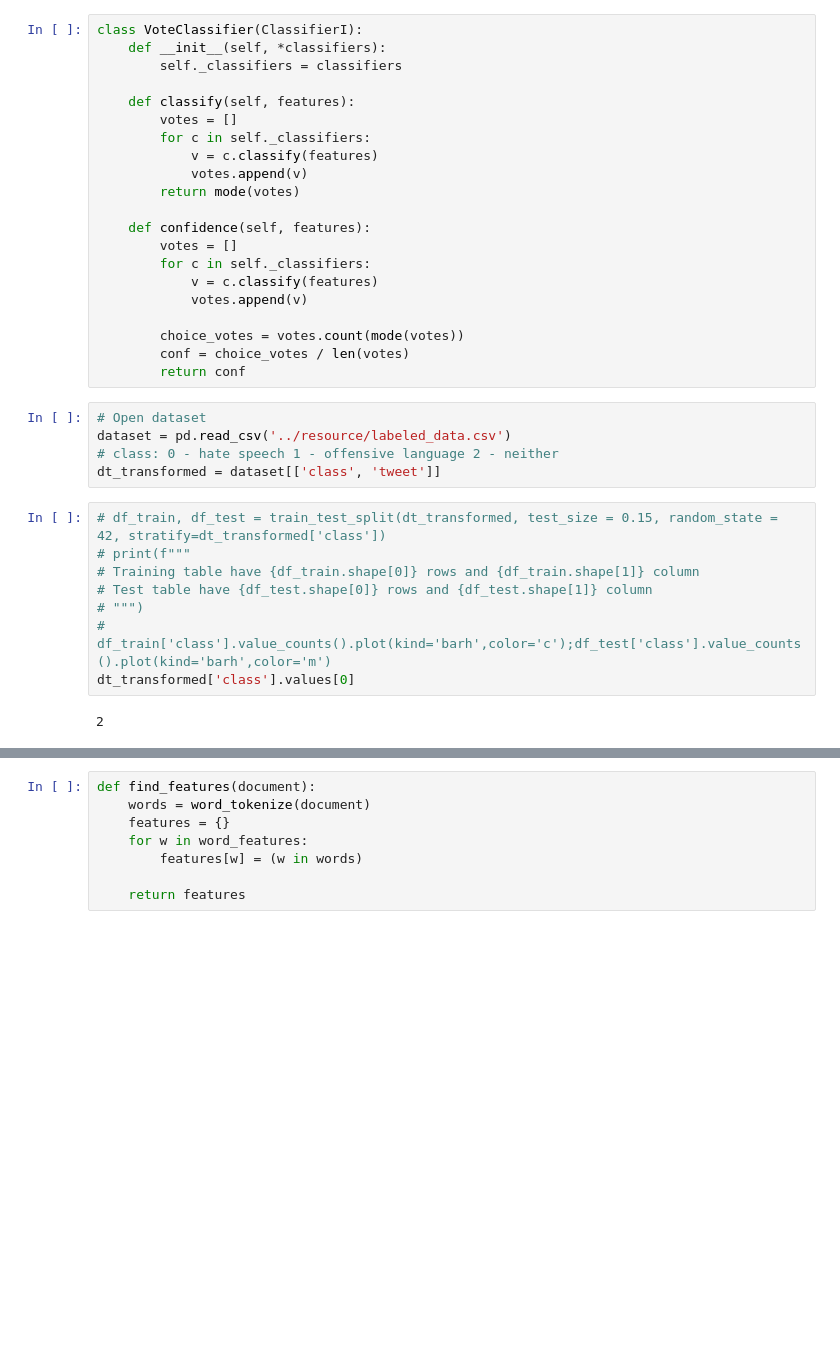
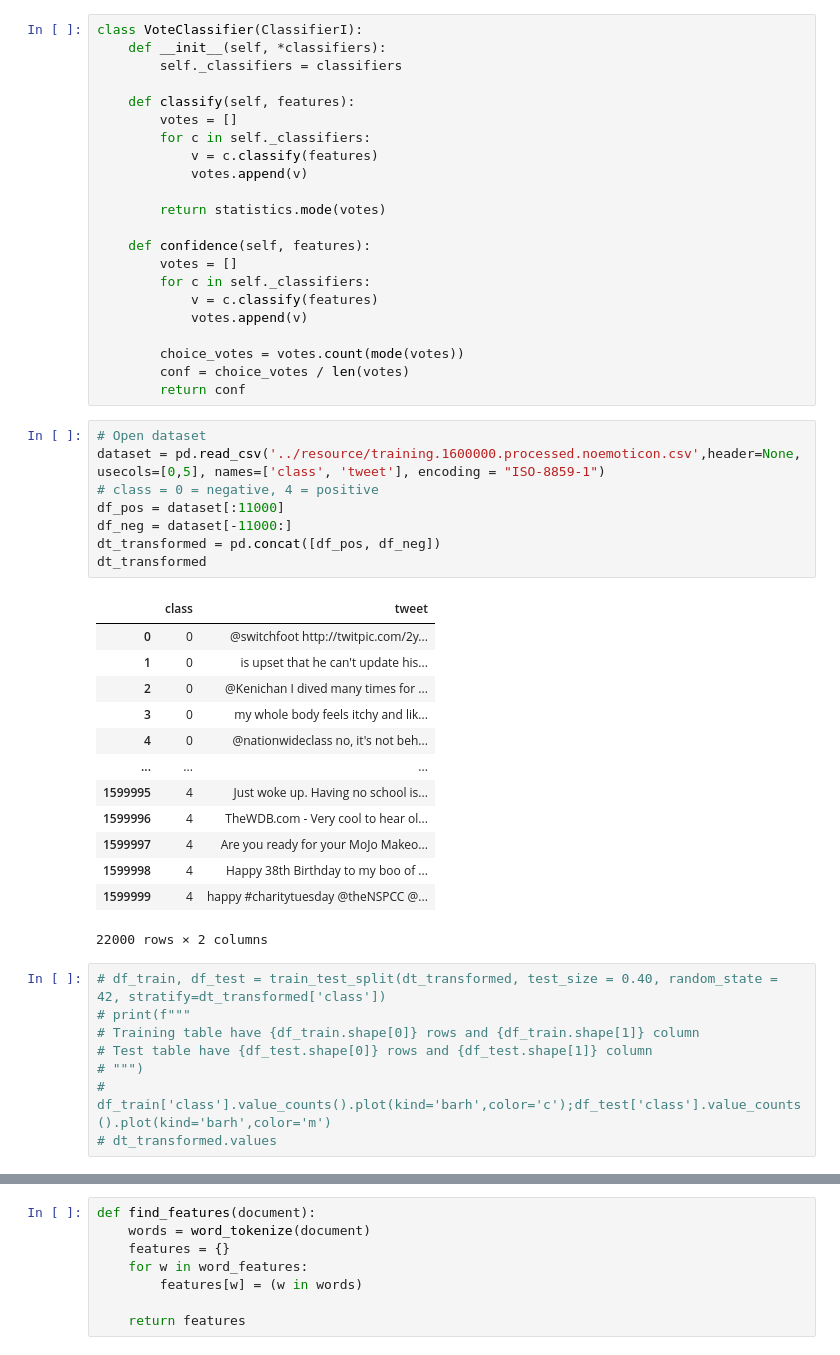
Before and after one commit to brailog/npl_hate_speech_on_twitter, a Jupyter notebook: npl_hate_speech_on_twitter/npl_hate_speech_on_twitter.ipynb, the cells around one changed output, grey strips where cells are left out. Drawn from its saved outputs; the diff is of its cells as text; blank space fills up the shorter version.

Commit message:
Working with PT-BR dataset

```diff
--- a/npl_hate_speech_on_twitter/npl_hate_speech_on_twitter.ipynb
+++ b/npl_hate_speech_on_twitter/npl_hate_speech_on_twitter.ipynb
@@ -31,7 +31,8 @@ class VoteClassifier(ClassifierI):
         for c in self._classifiers:
             v = c.classify(features)
             votes.append(v)
-        return mode(votes)
+
+        return statistics.mode(votes)
 
     def confidence(self, features):
         votes = []
@@ -44,19 +45,34 @@ class VoteClassifier(ClassifierI):
         return conf
 # %%
 # Open dataset
-dataset = pd.read_csv('../resource/labeled_data.csv')
-# class: 0 - hate speech 1 - offensive language 2 - neither
-dt_transformed = dataset[['class', 'tweet']]
+dataset = pd.read_csv('../resource/training.1600000.processed.noemoticon.csv',header=None, usecols=[0,5], names=['class', 'tweet'], encoding = "ISO-8859-1")
+# class = 0 = negative, 4 = positive
+df_pos = dataset[:11000]
+df_neg = dataset[-11000:]
+dt_transformed = pd.concat([df_pos, df_neg])
+dt_transformed
+# %% [output]
+|  | class | tweet |
+| 0 | 0 | @switchfoot http://twitpic.com/2y... |
+| 1 | 0 | is upset that he can't update his... |
+| 2 | 0 | @Kenichan I dived many times for ... |
+| 3 | 0 | my whole body feels itchy and lik... |
+| 4 | 0 | @nationwideclass no, it's not beh... |
+| ... | ... | ... |
+| 1599995 | 4 | Just woke up. Having no school is... |
+| 1599996 | 4 | TheWDB.com - Very cool to hear ol... |
+| 1599997 | 4 | Are you ready for your MoJo Makeo... |
+| 1599998 | 4 | Happy 38th Birthday to my boo of ... |
+| 1599999 | 4 | happy #charitytuesday @theNSPCC @... |
+22000 rows × 2 columns
 # %%
-# df_train, df_test = train_test_split(dt_transformed, test_size = 0.15, random_state = 42, stratify=dt_transformed['class'])
+# df_train, df_test = train_test_split(dt_transformed, test_size = 0.40, random_state = 42, stratify=dt_transformed['class'])
 # print(f"""
 # Training table have {df_train.shape[0]} rows and {df_train.shape[1]} column
 # Test table have {df_test.shape[0]} rows and {df_test.shape[1]} column
 # """)
 # df_train['class'].value_counts().plot(kind='barh',color='c');df_test['class'].value_counts().plot(kind='barh',color='m')
-dt_transformed['class'].values[0]
+# dt_transformed.values
-# %% [output]
-2
 # %%
 all_words = []
 documents = []
```
Also changed, not shown: parts of 12 cells of this notebook, 5 other files.
